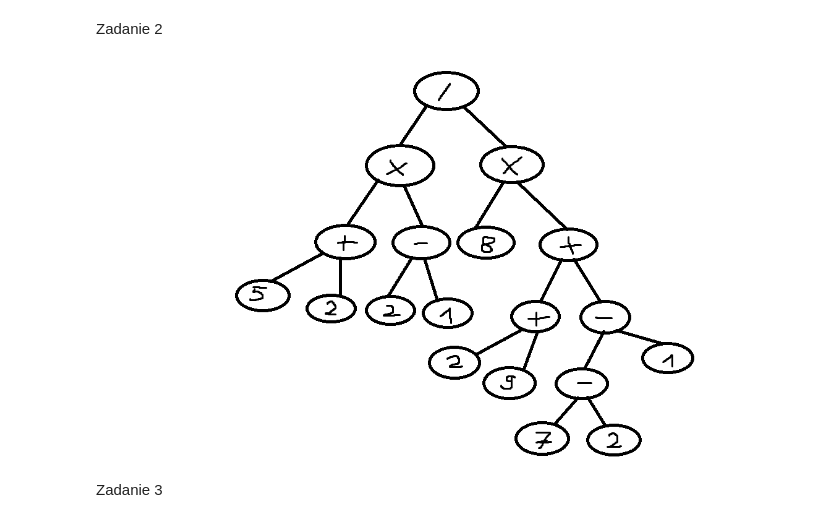
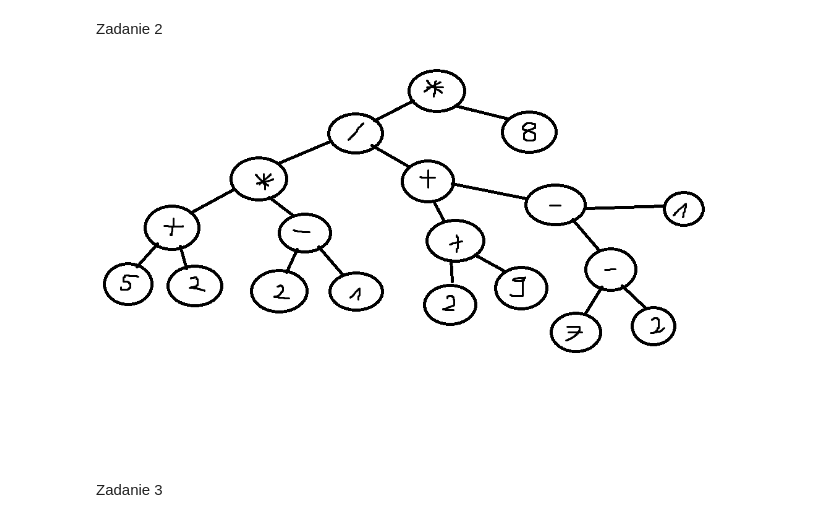
Before and after one commit to rafglo/AiSD, a Jupyter notebook: lista4/lista4.ipynb, the cells around one changed output. Drawn from its saved outputs; the diff is of its cells as text; code cells hidden in the pictures.

```diff
--- a/lista4/lista4.ipynb
+++ b/lista4/lista4.ipynb
@@ -109,10 +109,10 @@ Zadanie 2
 # %%
 from PIL import Image
 from IPython.display import display
-img = Image.open("drzewo1.png")
+img = Image.open("drzewo3.png")
 display(img)
 # %% [output]
-[figure, old version]
+[figure, new version]
 # %% [markdown]
 Zadanie 3
 # %%
```
Also changed, not shown: parts of 10 cells of this notebook, 1 other file.
